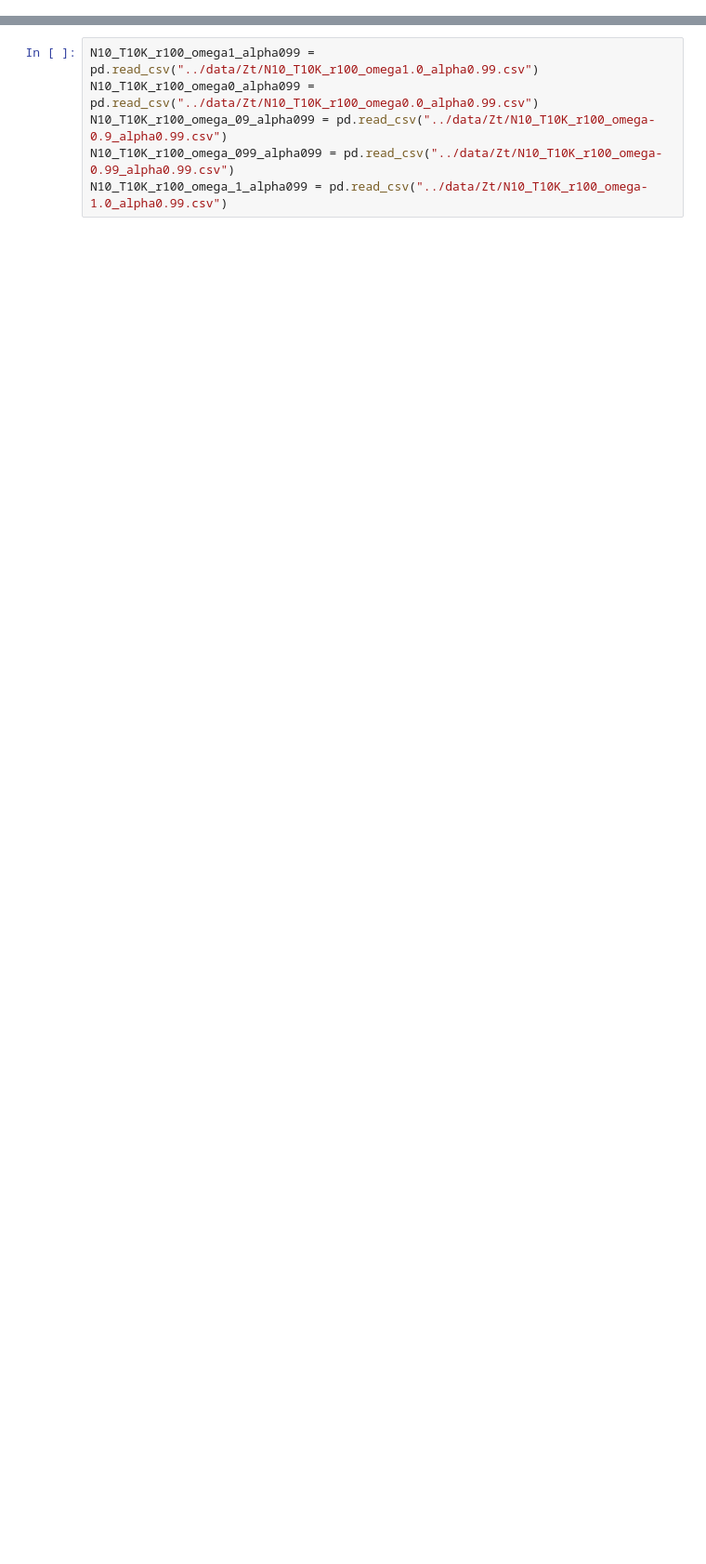
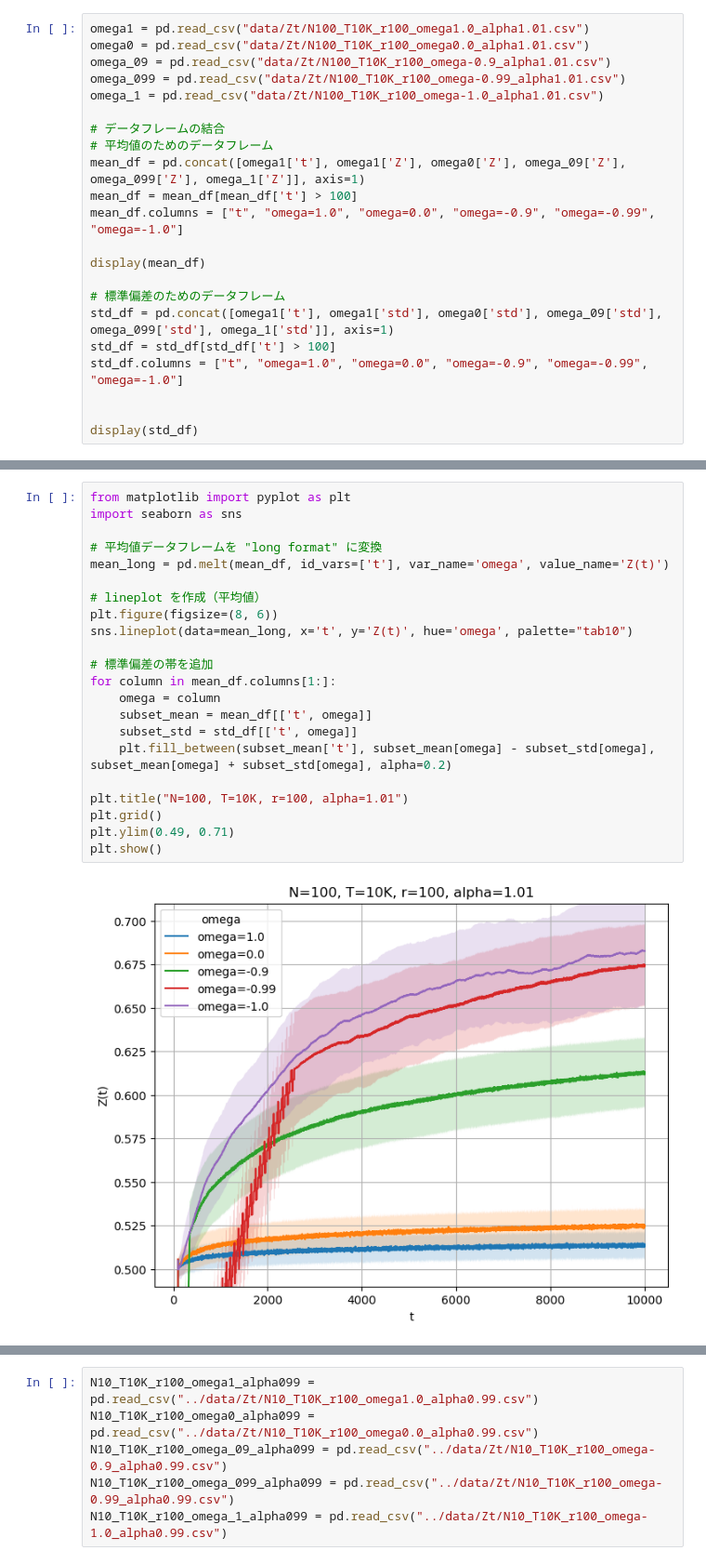
Before and after one commit to LABO-M/ACO-on-Network, a Jupyter notebook: notebooks/tutorial.ipynb, the cells around one changed output, grey strips where cells are left out. Shown at 93% size. Drawn from its saved outputs; the diff is of its cells as text; blank space fills up the shorter version.

```diff
--- a/notebooks/tutorial.ipynb
+++ b/notebooks/tutorial.ipynb
@@ -7,0 +39,22 @@ from visuals.plots import *
+# %%
+omega1 = pd.read_csv("data/Zt/N100_T10K_r100_omega1.0_alpha1.01.csv")
+omega0 = pd.read_csv("data/Zt/N100_T10K_r100_omega0.0_alpha1.01.csv")
+omega_09 = pd.read_csv("data/Zt/N100_T10K_r100_omega-0.9_alpha1.01.csv")
+omega_099 = pd.read_csv("data/Zt/N100_T10K_r100_omega-0.99_alpha1.01.csv")
+omega_1 = pd.read_csv("data/Zt/N100_T10K_r100_omega-1.0_alpha1.01.csv")
+
+# データフレームの結合
+# 平均値のためのデータフレーム
+mean_df = pd.concat([omega1['t'], omega1['Z'], omega0['Z'], omega_09['Z'], omega_099['Z'], omega_1['Z']], axis=1)
+mean_df = mean_df[mean_df['t'] > 100]
+mean_df.columns = ["t", "omega=1.0", "omega=0.0", "omega=-0.9", "omega=-0.99", "omega=-1.0"]
+
+display(mean_df)
+
+# 標準偏差のためのデータフレーム
+std_df = pd.concat([omega1['t'], omega1['std'], omega0['std'], omega_09['std'], omega_099['std'], omega_1['std']], axis=1)
+std_df = std_df[std_df['t'] > 100]
+std_df.columns = ["t", "omega=1.0", "omega=0.0", "omega=-0.9", "omega=-0.99", "omega=-1.0"]
+
+
+display(std_df)
@@ -7,0 +88,24 @@ from visuals.plots import *
+# %%
+from matplotlib import pyplot as plt
+import seaborn as sns
+
+# 平均値データフレームを "long format" に変換
+mean_long = pd.melt(mean_df, id_vars=['t'], var_name='omega', value_name='Z(t)')
+
+# lineplot を作成（平均値）
+plt.figure(figsize=(8, 6))
+sns.lineplot(data=mean_long, x='t', y='Z(t)', hue='omega', palette="tab10")
+
+# 標準偏差の帯を追加
+for column in mean_df.columns[1:]:
+    omega = column
+    subset_mean = mean_df[['t', omega]]
+    subset_std = std_df[['t', omega]]
+    plt.fill_between(subset_mean['t'], subset_mean[omega] - subset_std[omega], subset_mean[omega] + subset_std[omega], alpha=0.2)
+
+plt.title("N=100, T=10K, r=100, alpha=1.01")
+plt.grid()
+plt.ylim(0.49, 0.71)
+plt.show()
+# %% [output]
+[figure, added]
```
Also changed, not shown: parts of 69 cells of this notebook, 8 other files.
